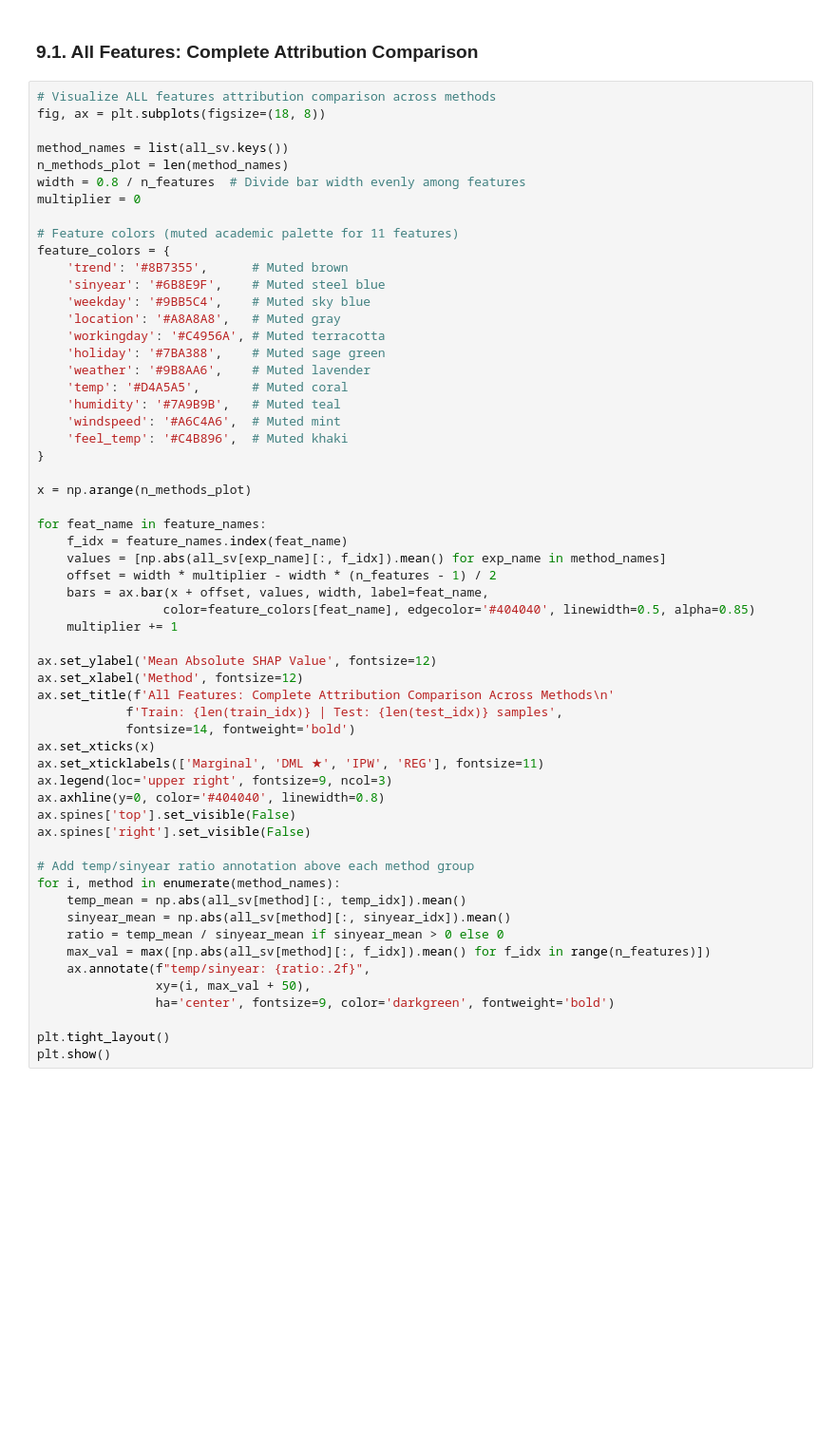
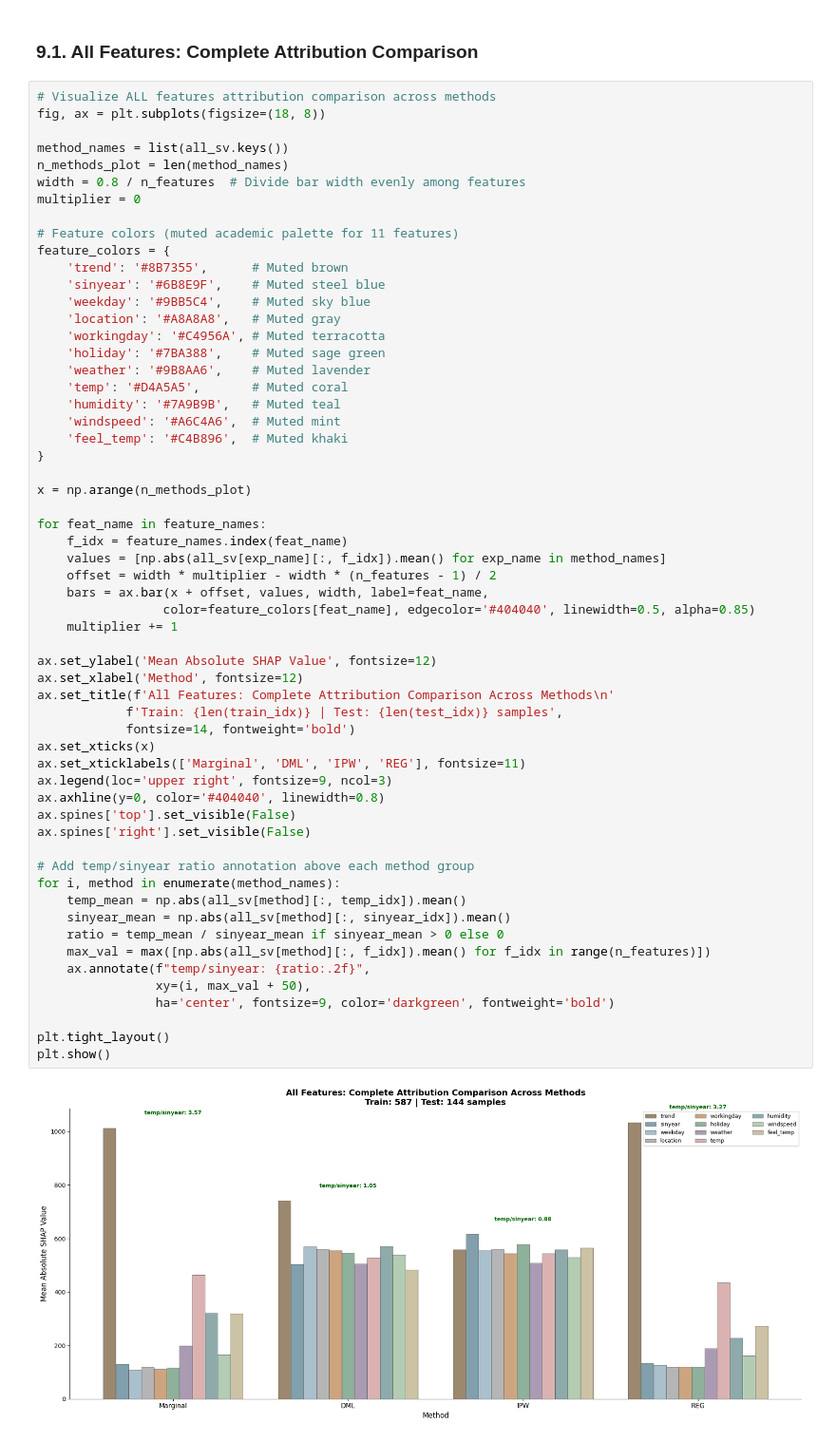
Before and after one commit to kakukuu/shapiq, a Jupyter notebook: docs/source/notebooks/causal_notebooks/do_causal_notebooks/do_shapley_demo.ipynb, the cells around one changed output. Shown at 95% size. Cells and saved outputs as stored; diff of their text form; blank space fills up the shorter version.

```diff
--- a/docs/source/notebooks/causal_notebooks/do_causal_notebooks/do_shapley_demo.ipynb
+++ b/docs/source/notebooks/causal_notebooks/do_causal_notebooks/do_shapley_demo.ipynb
@@ -878,34 +957,36 @@ for feat_name in feature_names:
     f_idx = feature_names.index(feat_name)
     values = [np.abs(all_sv[exp_name][:, f_idx]).mean() for exp_name in method_names]
     offset = width * multiplier - width * (n_features - 1) / 2
     bars = ax.bar(x + offset, values, width, label=feat_name,
                  color=feature_colors[feat_name], edgecolor='#404040', linewidth=0.5, alpha=0.85)
     multiplier += 1
 
 ax.set_ylabel('Mean Absolute SHAP Value', fontsize=12)
 ax.set_xlabel('Method', fontsize=12)
 ax.set_title(f'All Features: Complete Attribution Comparison Across Methods\n'
             f'Train: {len(train_idx)} | Test: {len(test_idx)} samples',
             fontsize=14, fontweight='bold')
 ax.set_xticks(x)
-ax.set_xticklabels(['Marginal', 'DML ★', 'IPW', 'REG'], fontsize=11)
+ax.set_xticklabels(['Marginal', 'DML', 'IPW', 'REG'], fontsize=11)
 ax.legend(loc='upper right', fontsize=9, ncol=3)
 ax.axhline(y=0, color='#404040', linewidth=0.8)
 ax.spines['top'].set_visible(False)
 ax.spines['right'].set_visible(False)
 
 # Add temp/sinyear ratio annotation above each method group
 for i, method in enumerate(method_names):
     temp_mean = np.abs(all_sv[method][:, temp_idx]).mean()
     sinyear_mean = np.abs(all_sv[method][:, sinyear_idx]).mean()
     ratio = temp_mean / sinyear_mean if sinyear_mean > 0 else 0
     max_val = max([np.abs(all_sv[method][:, f_idx]).mean() for f_idx in range(n_features)])
     ax.annotate(f"temp/sinyear: {ratio:.2f}",
                 xy=(i, max_val + 50),
                 ha='center', fontsize=9, color='darkgreen', fontweight='bold')
 
 plt.tight_layout()
 plt.show()
+# %% [output]
+[figure, added]
 # %%
 # Key interaction pairs visualization - extended for 11 features
 key_pairs = [
```
Also changed, not shown: parts of 17 cells of this notebook, 2 other files.
